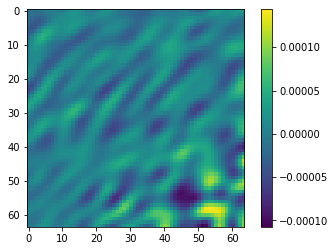
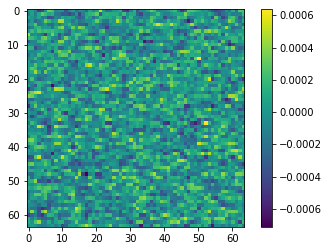
The change to this notebook cell's code, shown as a diff; its figure went from the first image to the second:
--- before
+++ after
@@ -1,2 +1,6 @@
-plt.imshow(cosmo_tiles[150, :, :, 2])
-plt.colorbar()
+%matplotlib inline
+
+for i in range(4):
+    plt.imshow(cosmo_tiles[120, i, :, :])
+    plt.colorbar()
+    plt.show()

Commit: update core training scripts and notebooks